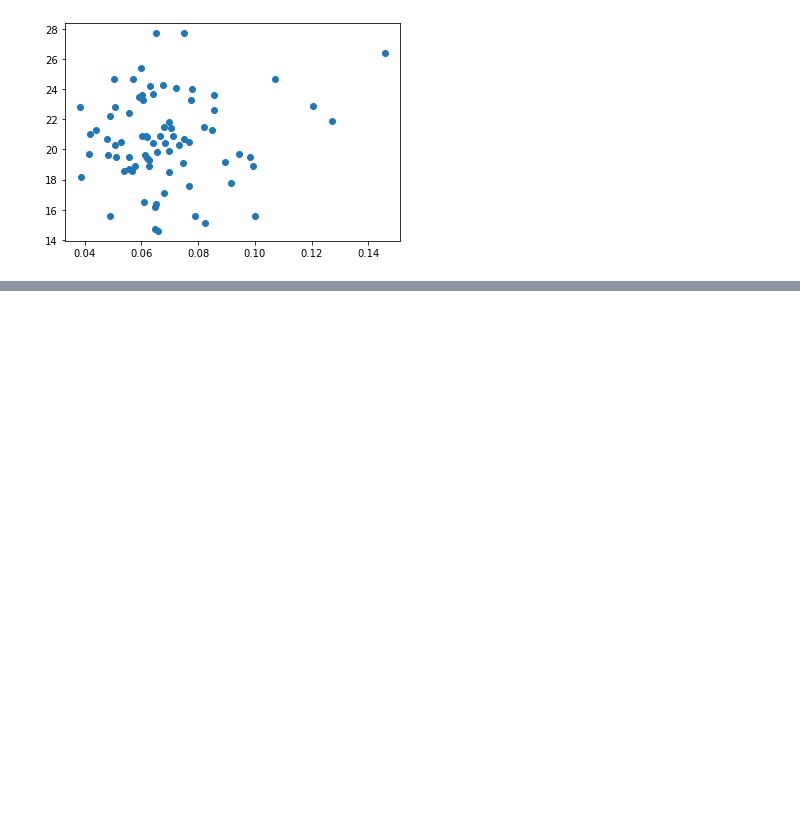
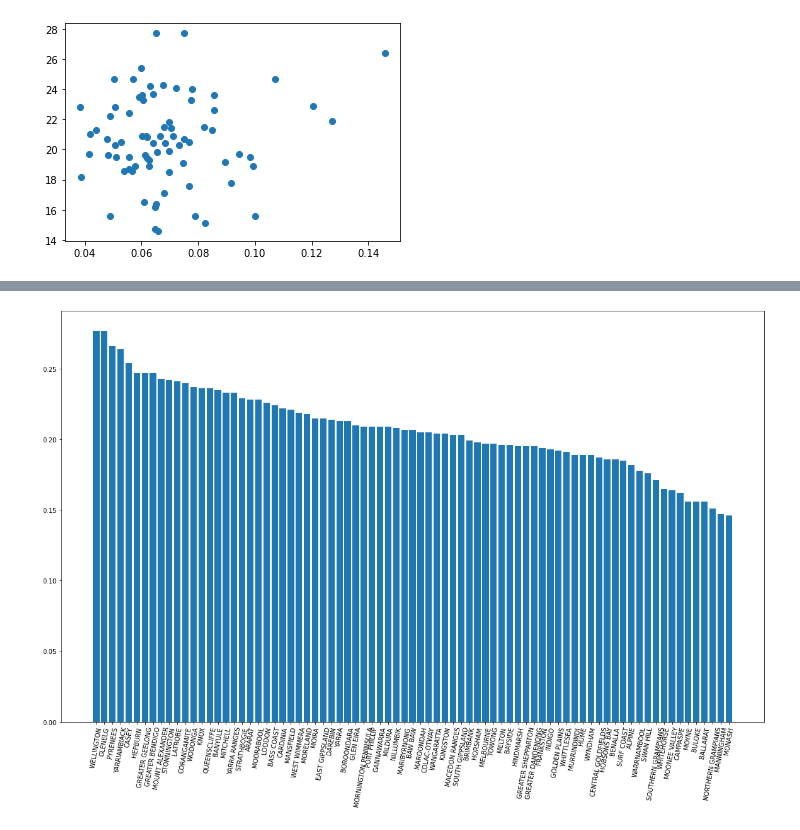
Before and after one commit to owowouwu/Youth-DS-Project, a Jupyter notebook: dataAnalysis.ipynb, the cells around one changed output, grey strips where cells are left out. Drawn from its saved outputs; the diff is of its cells as text; code cells hidden in the pictures; blank space fills up the shorter version.

```diff
--- a/dataAnalysis.ipynb
+++ b/dataAnalysis.ipynb
@@ -265,0 +184,8 @@ sns.pairplot(data = table, y_vars = table.columns[0], x_vars = table.columns[1:]
+# %%
+plt.figure(figsize=(20,12))
+depression = depression.sort_values(by = 'Depression Rate', ascending=False)
+plt.bar(depression.index, depression['Depression Rate'])
+plt.xticks(np.arange(len(depression.index)), depression.index, rotation = 80)
+plt.show()
+# %% [output]
+[figure, added]
```
Also changed, not shown: parts of 22 cells of this notebook, 2 other files.
